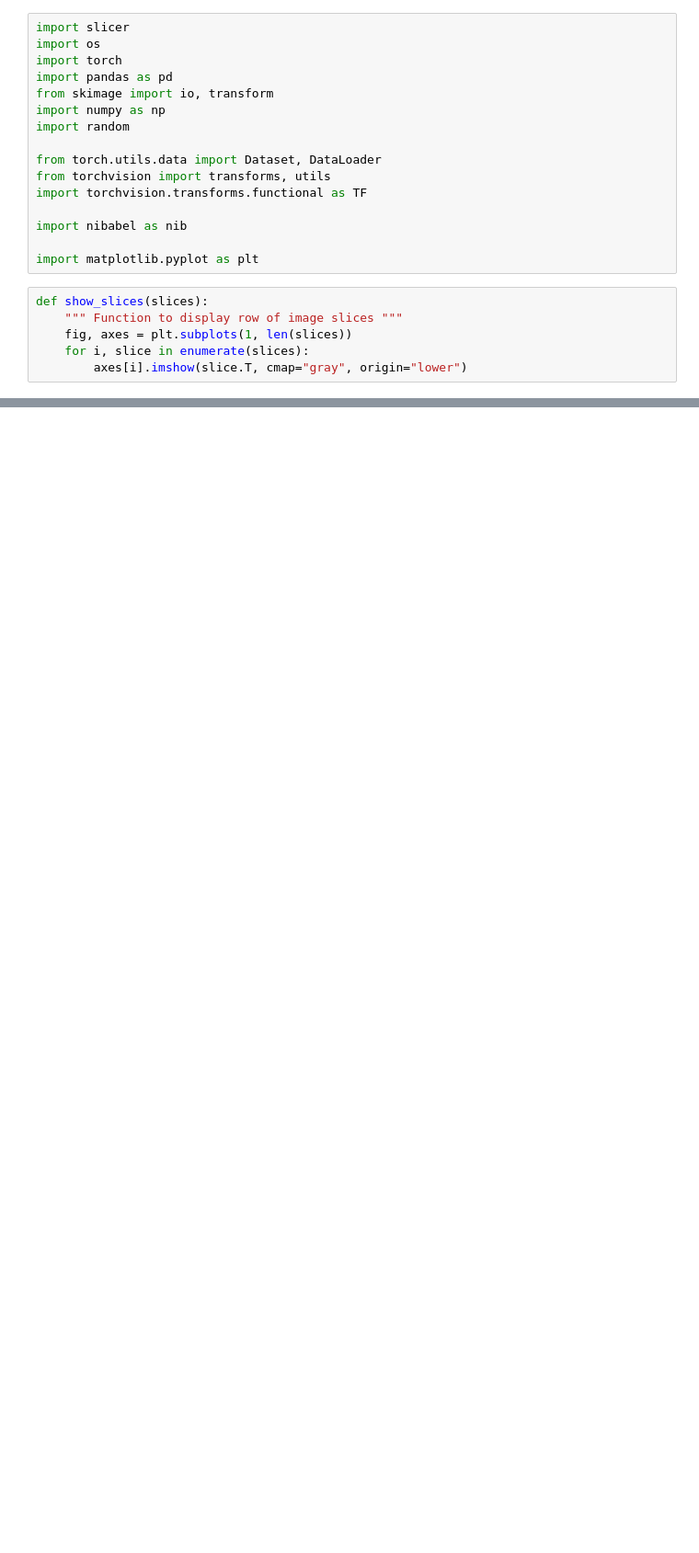
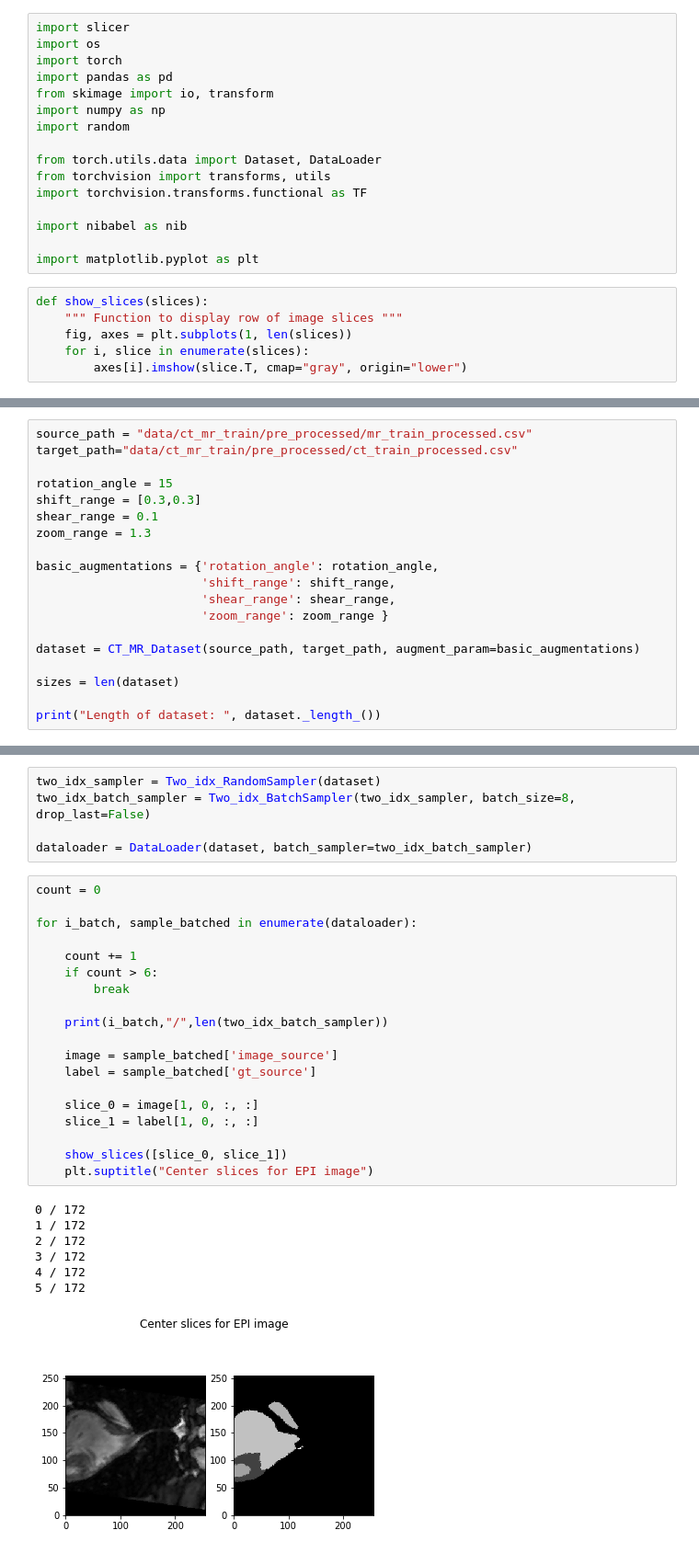
Before and after one commit to rushin682/SIFA-PyTorch, a Jupyter notebook: experiments.ipynb, the cells around one changed output, grey strips where cells are left out. Shown at 92% size. Drawn from its saved outputs; the diff is of its cells as text; blank space fills up the shorter version.

Commit message:
Data-Loader and Augment: Working

```diff
--- a/experiments.ipynb
+++ b/experiments.ipynb
@@ -68,0 +66,19 @@ Text(0.5, 0.98, 'Center slices for EPI image')
+# %%
+source_path = "data/ct_mr_train/pre_processed/mr_train_processed.csv"
+target_path="data/ct_mr_train/pre_processed/ct_train_processed.csv"
+
+rotation_angle = 15
+shift_range = [0.3,0.3]
+shear_range = 0.1
+zoom_range = 1.3
+
+basic_augmentations = {'rotation_angle': rotation_angle,
+                       'shift_range': shift_range,
+                       'shear_range': shear_range,
+                       'zoom_range': zoom_range }
+
+dataset = CT_MR_Dataset(source_path, target_path, augment_param=basic_augmentations)
+
+sizes = len(dataset)
+
+print("Length of dataset: ", dataset._length_())
@@ -68,0 +87,32 @@ Text(0.5, 0.98, 'Center slices for EPI image')
+# %%
+two_idx_sampler = Two_idx_RandomSampler(dataset)
+two_idx_batch_sampler = Two_idx_BatchSampler(two_idx_sampler, batch_size=8, drop_last=False)
+
+dataloader = DataLoader(dataset, batch_sampler=two_idx_batch_sampler)
+# %%
+count = 0
+
+for i_batch, sample_batched in enumerate(dataloader):
+
+    count += 1
+    if count > 6:
+        break
+
+    print(i_batch,"/",len(two_idx_batch_sampler))
+
+    image = sample_batched['image_source']
+    label = sample_batched['gt_source']
+
+    slice_0 = image[1, 0, :, :]
+    slice_1 = label[1, 0, :, :]
+
+    show_slices([slice_0, slice_1])
+    plt.suptitle("Center slices for EPI image")
+# %% [output]
+0 / 172
+1 / 172
+2 / 172
+3 / 172
+4 / 172
+5 / 172
+[figure, added]
```
Also changed, not shown: parts of 6 cells of this notebook, 3 other files.
